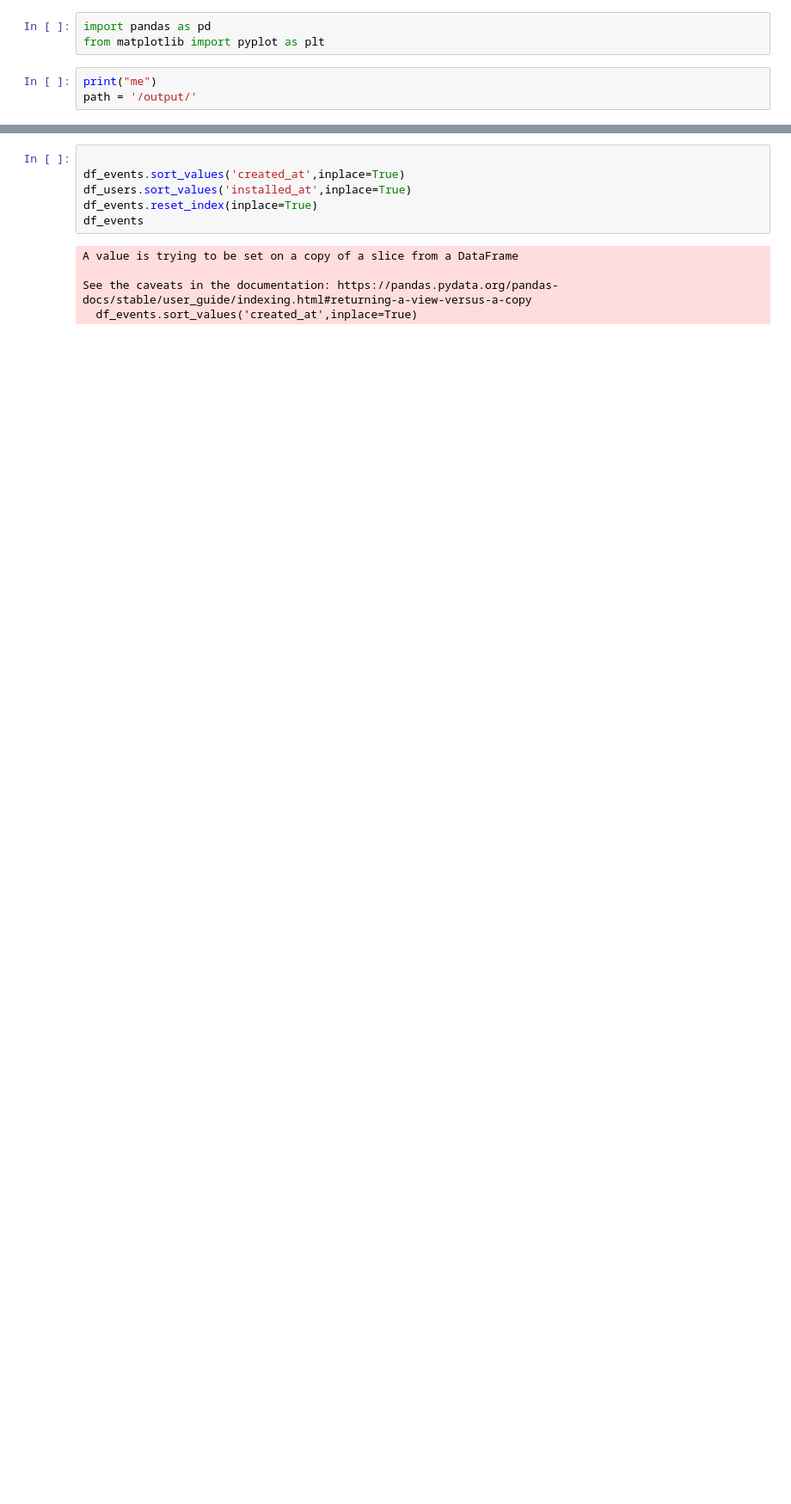
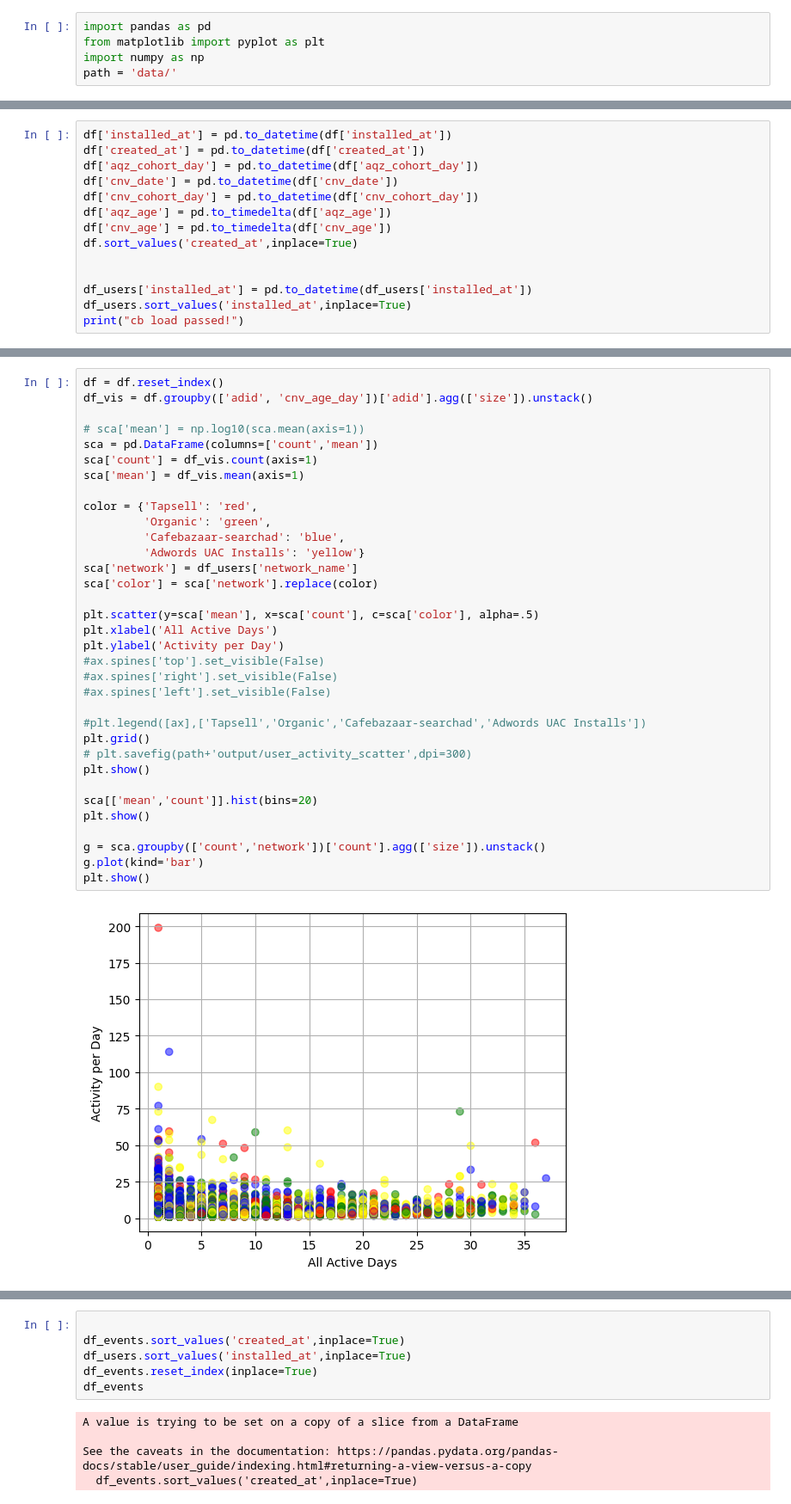
Before and after one commit to mahdinasseri/Ads-Networks-Performance-and-Fraud-Analysis, a Jupyter notebook: Analysis.ipynb, the cells around one changed output, grey strips where cells are left out. Shown: that part at 86% size. Cells and saved outputs as stored; diff of their text form; blank space fills up the shorter version.

Commit message:
first run of ad networks

```diff
--- a/Analysis.ipynb
+++ b/Analysis.ipynb
@@ -1,6 +1,5 @@
 # %%
 import pandas as pd
 from matplotlib import pyplot as plt
+import numpy as np
+path = 'data/'
-# %%
-print("me")
-path = '/output/'
@@ -76,0 +48,14 @@ See the caveats in the documentation: https://pandas.pydata.org/pandas-docs/stab
+# %%
+df['installed_at'] = pd.to_datetime(df['installed_at'])
+df['created_at'] = pd.to_datetime(df['created_at'])
+df['aqz_cohort_day'] = pd.to_datetime(df['aqz_cohort_day'])
+df['cnv_date'] = pd.to_datetime(df['cnv_date'])
+df['cnv_cohort_day'] = pd.to_datetime(df['cnv_cohort_day'])
+df['aqz_age'] = pd.to_timedelta(df['aqz_age'])
+df['cnv_age'] = pd.to_timedelta(df['cnv_age'])
+df.sort_values('created_at',inplace=True)
+
+
+df_users['installed_at'] = pd.to_datetime(df_users['installed_at'])
+df_users.sort_values('installed_at',inplace=True)
+print("cb load passed!")
@@ -76,0 +64,36 @@ See the caveats in the documentation: https://pandas.pydata.org/pandas-docs/stab
+# %%
+df = df.reset_index()
+df_vis = df.groupby(['adid', 'cnv_age_day'])['adid'].agg(['size']).unstack()
+
+# sca['mean'] = np.log10(sca.mean(axis=1))
+sca = pd.DataFrame(columns=['count','mean'])
+sca['count'] = df_vis.count(axis=1)
+sca['mean'] = df_vis.mean(axis=1)
+
+color = {'Tapsell': 'red',
+         'Organic': 'green',
+         'Cafebazaar-searchad': 'blue',
+         'Adwords UAC Installs': 'yellow'}
+sca['network'] = df_users['network_name']
+sca['color'] = sca['network'].replace(color)
+
+plt.scatter(y=sca['mean'], x=sca['count'], c=sca['color'], alpha=.5)
+plt.xlabel('All Active Days')
+plt.ylabel('Activity per Day')
+#ax.spines['top'].set_visible(False)
+#ax.spines['right'].set_visible(False)
+#ax.spines['left'].set_visible(False)
+
+#plt.legend([ax],['Tapsell','Organic','Cafebazaar-searchad','Adwords UAC Installs'])
+plt.grid()
+# plt.savefig(path+'output/user_activity_scatter',dpi=300)
+plt.show()
+
+sca[['mean','count']].hist(bins=20)
+plt.show()
+
+g = sca.groupby(['count','network'])['count'].agg(['size']).unstack()
+g.plot(kind='bar')
+plt.show()
+# %% [output]
+[figure, added]
```
Also changed, not shown: parts of 12 cells of this notebook, 20 other files.
